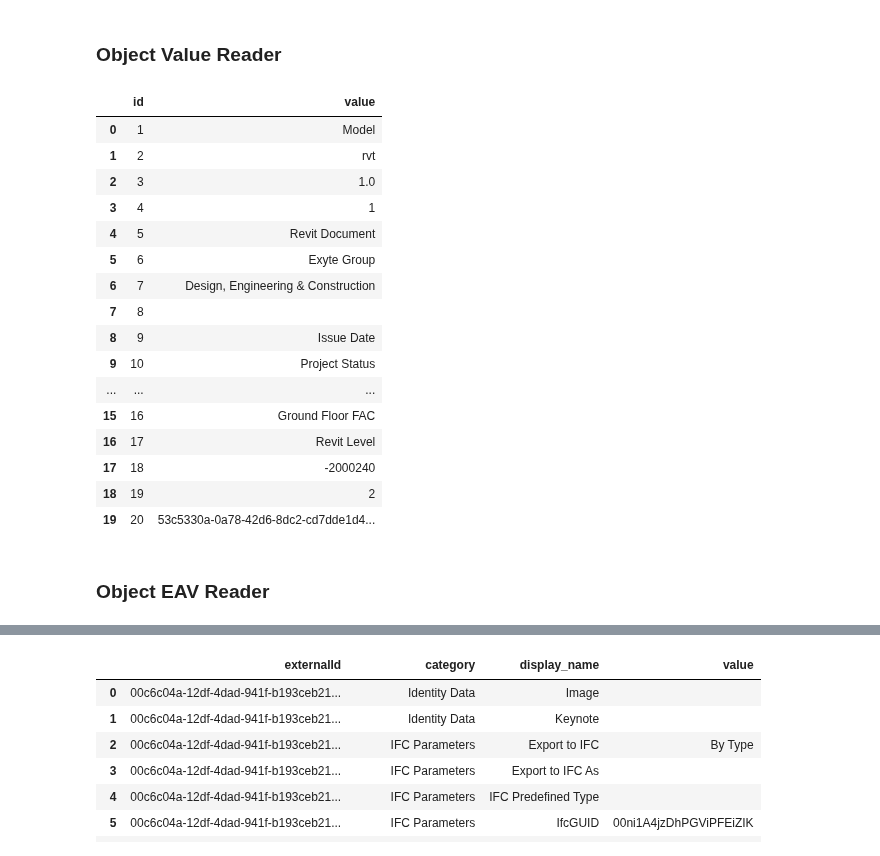
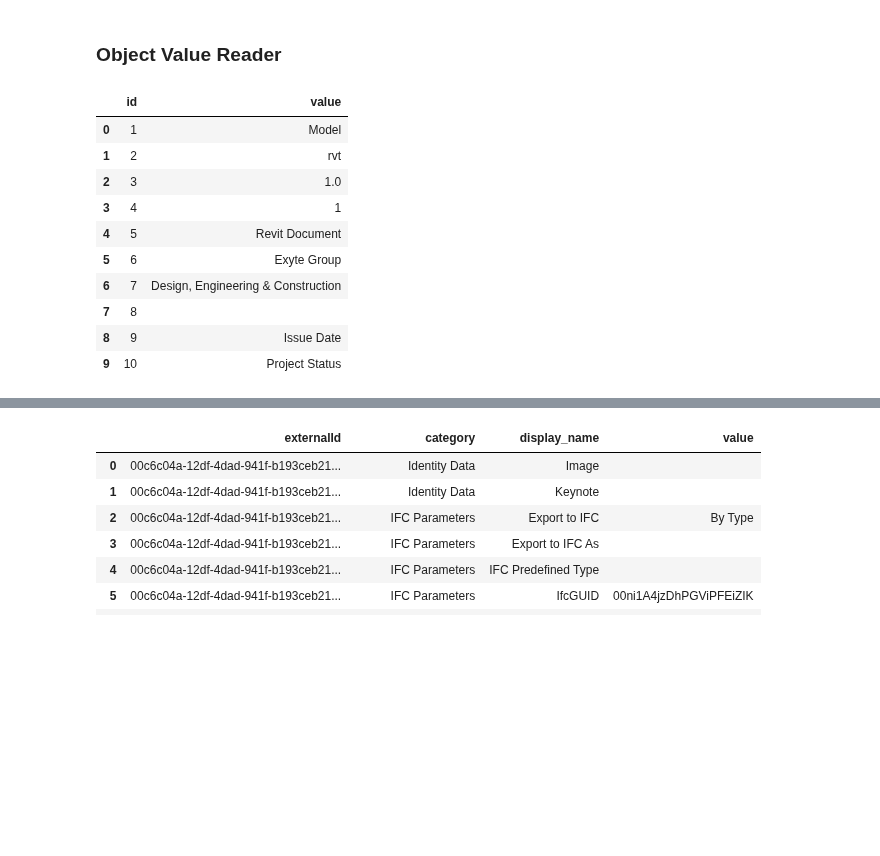
Before and after one commit to chuongmep/aps-toolkit, a Jupyter notebook: APSToolkitPython/Tutorials/Database.ipynb, the cells around one changed output, grey strips where cells are left out. Drawn from its saved outputs; the diff is of its cells as text; code cells hidden in the pictures; blank space fills up the shorter version.

```diff
--- a/APSToolkitPython/Tutorials/Database.ipynb
+++ b/APSToolkitPython/Tutorials/Database.ipynb
@@ -113,0 +33,3 @@ data_objects_id.head(20)
+# %%
+from aps_toolkit import DbReader
+db = DbReader(URN, token)
@@ -139,26 +77,17 @@ data_objects_id.head(20)
 ### Object Value Reader
 # %%
 import pandas as pd
-# Read data from _objects_val
-data_objects_id = pd.read_sql_query("SELECT * FROM _objects_val", conn)
-data_objects_id.head(20)
+df = db.execute_query("SELECT * FROM _objects_val")
+df.head(10)
 # %% [output]
 |  | id | value |
 | 0 | 1 | Model |
 | 1 | 2 | rvt |
 | 2 | 3 | 1.0 |
 | 3 | 4 | 1 |
 | 4 | 5 | Revit Document |
 | 5 | 6 | Exyte Group |
 | 6 | 7 | Design, Engineering & Construction |
 | 7 | 8 |  |
 | 8 | 9 | Issue Date |
 | 9 | 10 | Project Status |
-| ... | ... | ... |
-| 15 | 16 | Ground Floor FAC |
-| 16 | 17 | Revit Level |
-| 17 | 18 | -2000240 |
-| 18 | 19 | 2 |
-| 19 | 20 | 53c5330a-0a78-42d6-8dc2-cd7dde1d4... |
-# %% [markdown]
-### Object EAV Reader
```
Also changed, not shown: parts of 21 cells of this notebook, 6 other files.
